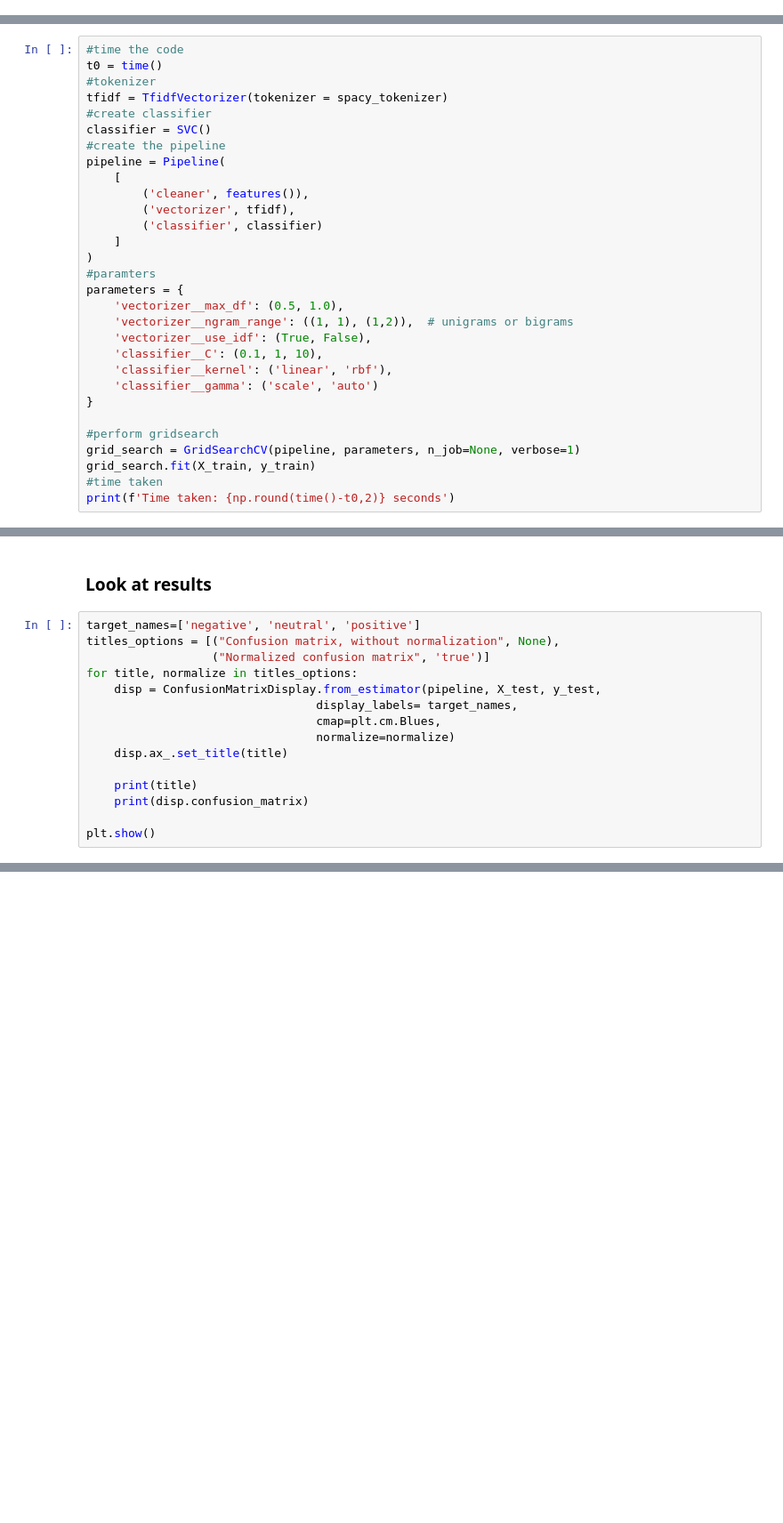
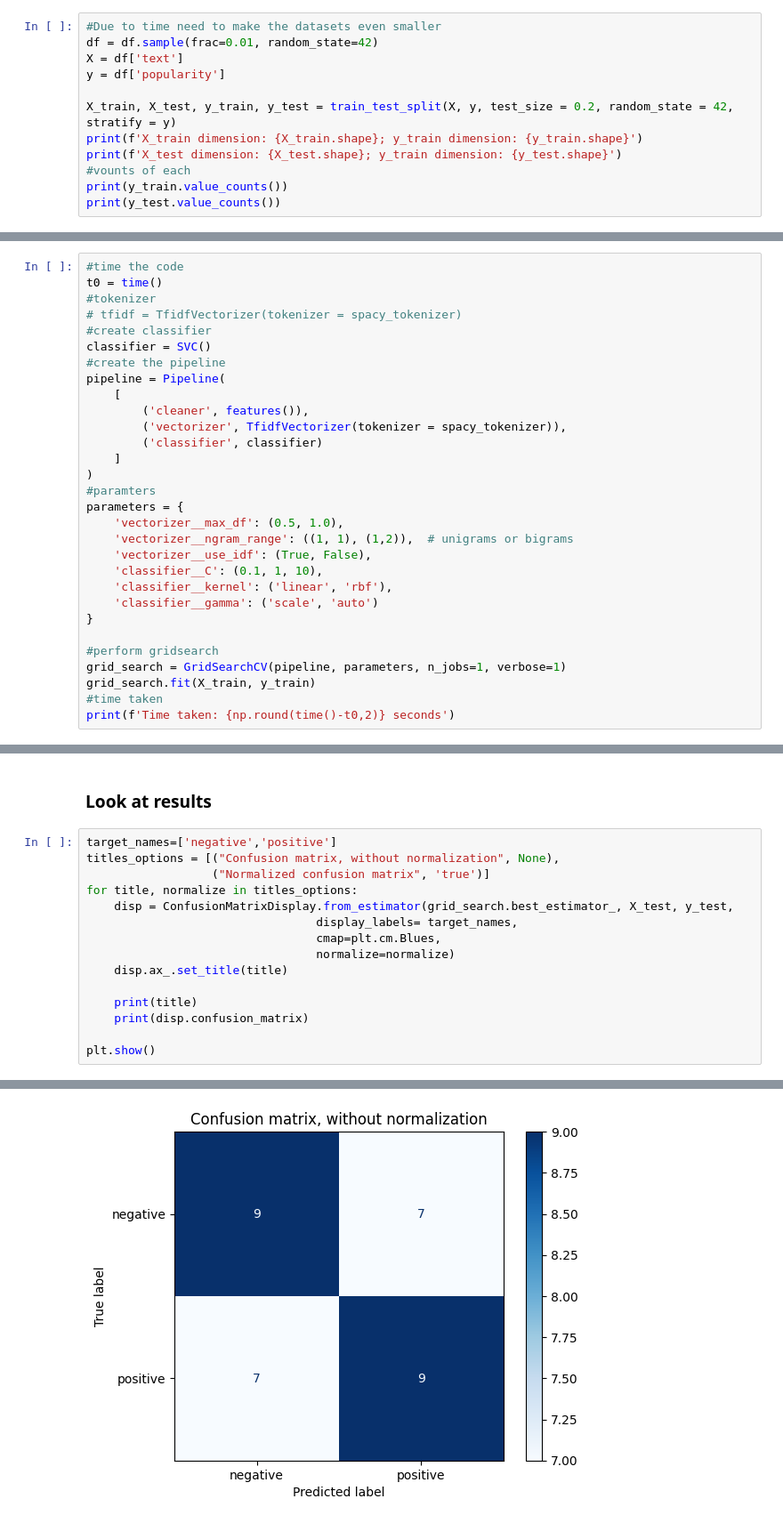
Before and after one commit to Dcarter15/MastersProgram, a Jupyter notebook: DSCI 614/Project6_Carter_Daniel.ipynb, the cells around one changed output, grey strips where cells are left out. Shown: that part at 89% size. Cells and saved outputs as stored; diff of their text form; blank space fills up the shorter version.

```diff
--- a/DSCI 614/Project6_Carter_Daniel.ipynb
+++ b/DSCI 614/Project6_Carter_Daniel.ipynb
@@ -139,2 +189,14 @@ The model
 # %% [markdown]
 ## Model 2: Create pipeline that has grid search for hyperparameters and svc
+# %%
+#Due to time need to make the datasets even smaller
+df = df.sample(frac=0.01, random_state=42)
+X = df['text']
+y = df['popularity']
+
+X_train, X_test, y_train, y_test = train_test_split(X, y, test_size = 0.2, random_state = 42, stratify = y)
+print(f'X_train dimension: {X_train.shape}; y_train dimension: {y_train.shape}')
+print(f'X_test dimension: {X_test.shape}; y_train dimension: {y_test.shape}')
+#vounts of each
+print(y_train.value_counts())
+print(y_test.value_counts())
@@ -142,14 +215,14 @@ The model
 #time the code
 t0 = time()
 #tokenizer
-tfidf = TfidfVectorizer(tokenizer = spacy_tokenizer)
+# tfidf = TfidfVectorizer(tokenizer = spacy_tokenizer)
 #create classifier
 classifier = SVC()
 #create the pipeline
 pipeline = Pipeline(
     [
         ('cleaner', features()),
-        ('vectorizer', tfidf),
+        ('vectorizer', TfidfVectorizer(tokenizer = spacy_tokenizer)),
         ('classifier', classifier)
     ]
 )
@@ -164,7 +237,7 @@ parameters = {
 }
 
 #perform gridsearch
-grid_search = GridSearchCV(pipeline, parameters, n_job=None, verbose=1)
+grid_search = GridSearchCV(pipeline, parameters, n_jobs=1, verbose=1)
 grid_search.fit(X_train, y_train)
 #time taken
 print(f'Time taken: {np.round(time()-t0,2)} seconds')
@@ -179,11 +264,11 @@ for param_name in sorted(parameters.keys()):
 # %% [markdown]
 ### Look at results
 # %%
-target_names=['negative', 'neutral', 'positive']
+target_names=['negative','positive']
 titles_options = [("Confusion matrix, without normalization", None),
                   ("Normalized confusion matrix", 'true')]
 for title, normalize in titles_options:
-    disp = ConfusionMatrixDisplay.from_estimator(pipeline, X_test, y_test,
+    disp = ConfusionMatrixDisplay.from_estimator(grid_search.best_estimator_, X_test, y_test,
                                  display_labels= target_names,
                                  cmap=plt.cm.Blues,
                                  normalize=normalize)
@@ -193,3 +278,4 @@ for title, normalize in titles_options:
     print(disp.confusion_matrix)
 
 plt.show()
+# %% [output]
@@ -195,0 +288 @@ plt.show()
+[figure, added]
```
Also changed, not shown: parts of 22 cells of this notebook, 1 other file.
